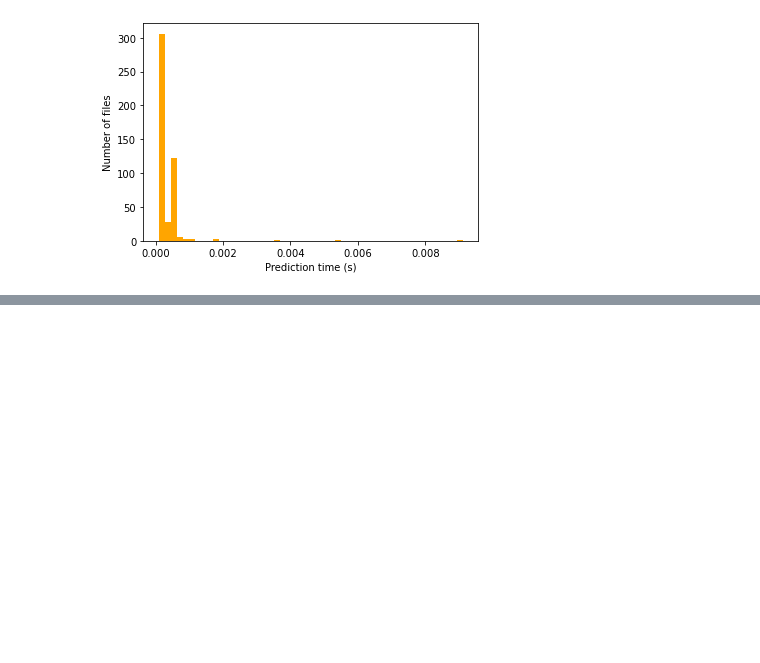
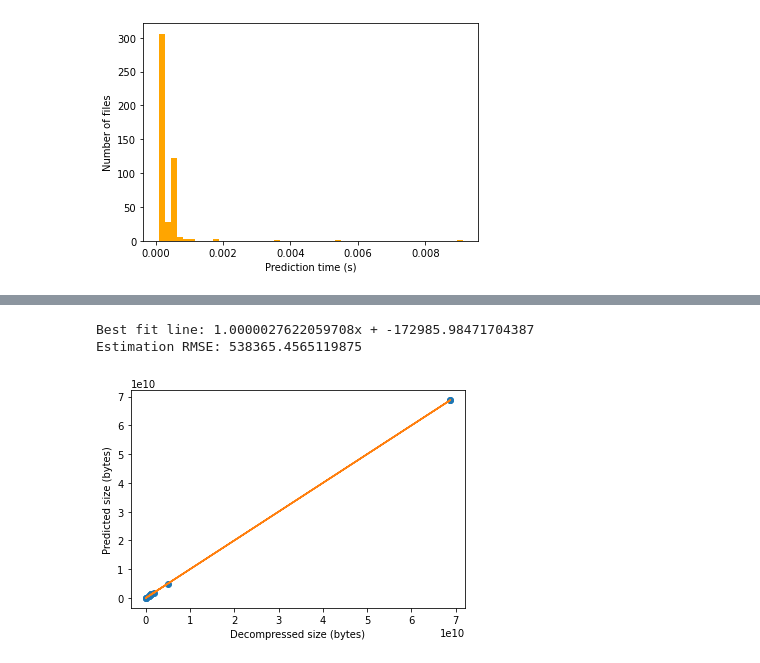
Before and after one commit to xtracthub/abyss, a Jupyter notebook: notebooks/decompression_analysis.ipynb, the cells around one changed output, grey strips where cells are left out. Drawn from its saved outputs; the diff is of its cells as text; code cells hidden in the pictures; blank space fills up the shorter version.

```diff
--- a/notebooks/decompression_analysis.ipynb
+++ b/notebooks/decompression_analysis.ipynb
@@ -154,0 +252,21 @@ The relationship between the comprsesed and decompressed size of zip files is hi
+# %%
+# Visualize actual decompression size vs. predicted size
+x2 = tar_results_df.decompressed_size
+y2 = tar_results_df.estimated_value
+
+coef, res, _, _, _ = np.polyfit(x2, y2, 1, full=True)
+poly_fn = np.poly1d(coef)
+
+# Figure 3
+plt.plot(x2, y2,"o", x2,
+         poly_fn(x2))
+
+plt.xlabel("Decompressed size (bytes)")
+plt.ylabel("Predicted size (bytes)")
+
+print(f"Best fit line: {coef[0]}x + {coef[1]}")
+print(f"Estimation RMSE: {np.sqrt(sum(abs(y2 - poly_fn(x2))**2)/len(x2))}")
+# %% [output]
+Best fit line: 1.0000027622059708x + -172985.98471704387
+Estimation RMSE: 538365.4565119875
+[figure, added]
```
Also changed, not shown: parts of 16 cells of this notebook, 9 other files.
